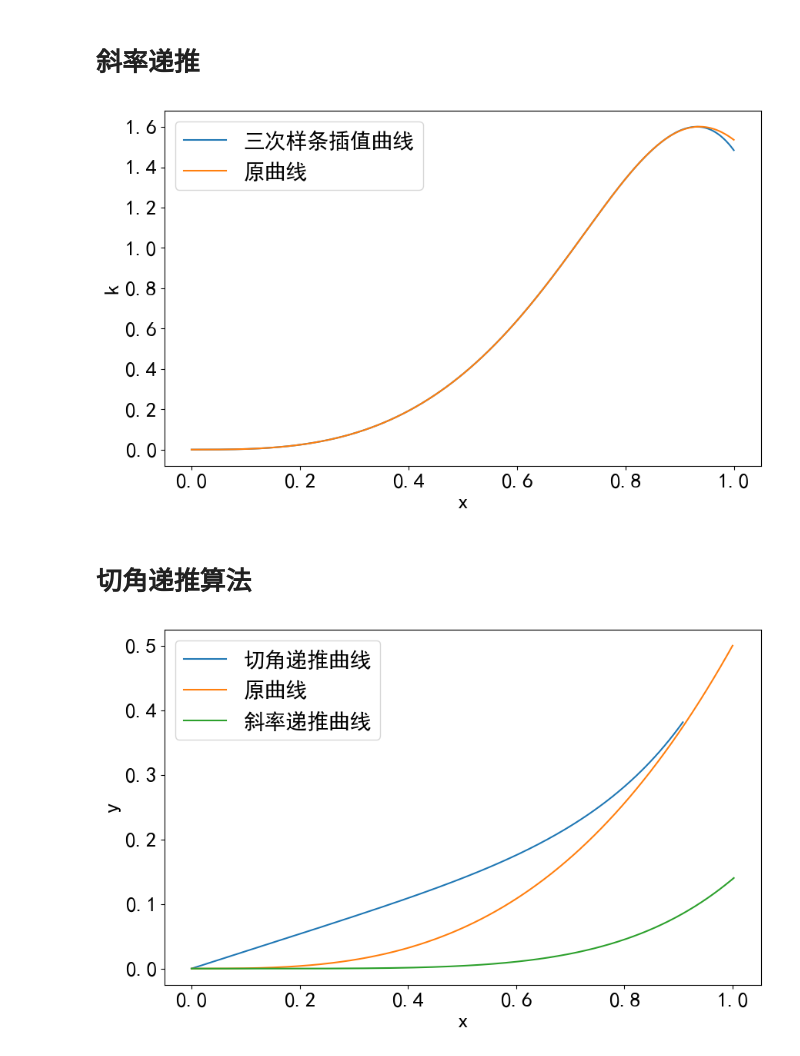
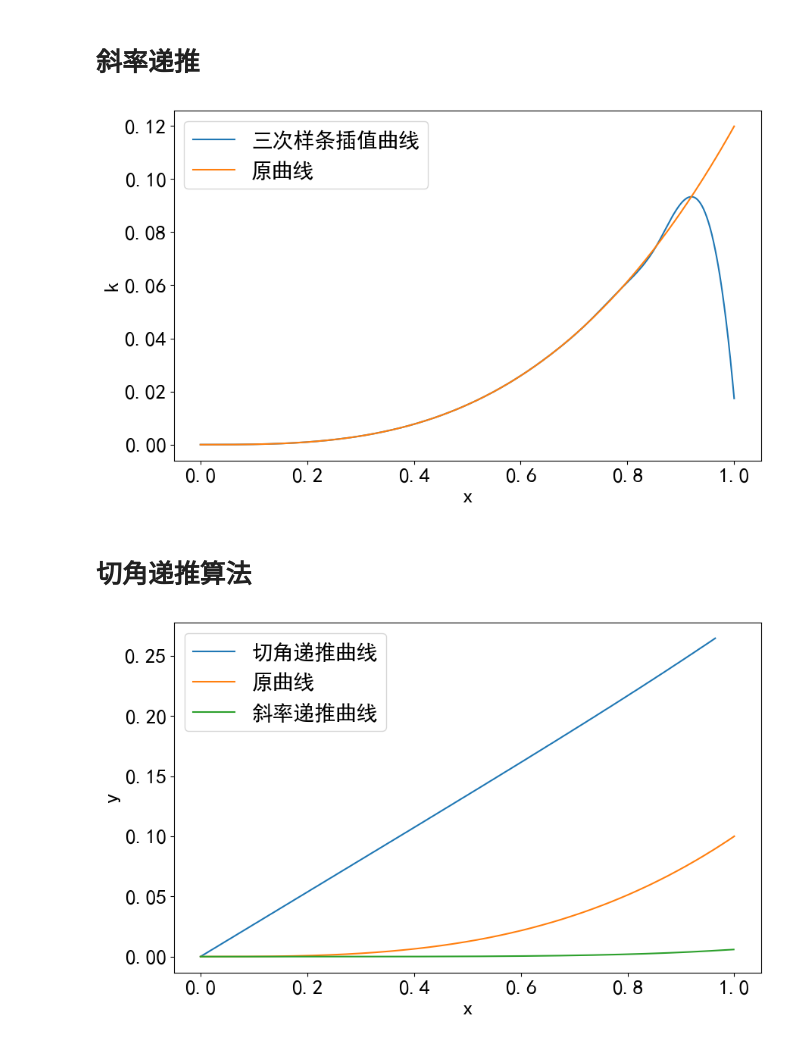
Before and after one commit to JesterHey/2024------, a Jupyter notebook: 两种重构方法的误差对比.ipynb, the cells around one changed output. Drawn from its saved outputs; the diff is of its cells as text; code cells hidden in the pictures.

```diff
--- a/两种重构方法的误差对比.ipynb
+++ b/两种重构方法的误差对比.ipynb
@@ -14,7 +14,7 @@ elif(sysstr == "Darwin"):
     plt.rcParams['font.sans-serif'] = ['Arial Unicode MS']
     plt.rcParams['axes.unicode_minus'] = False
 # 定义系数a
-a = float(input('请输入系数a(0.5 ~ 1): '))
+a = float(input('请输入系数a(0.1 ~ 1): '))
 def f(x):
     return a*x**3
 def ds(x):
@@ -34,34 +34,34 @@ x0 = 0
 while len(x) < points:
     x0 += 0.0001
     cur_length = scipy.integrate.quad(ds, x[-1], x0)[0] # 计算当前弧长
     if abs(cur_length - l) < 1e-3:
         x.append(x0)
 y = [f(i) for i in x]
 # 计算各个采样点的曲率
 k = []
 for i in range(len(x)):
     k.append(abs(d2f(x[i]) / (1 + df(x[i])**2)**1.5))
 # 三次样条插值重构每个采样点周围的曲率
 cs = scipy.interpolate.CubicSpline(x, k, bc_type='clamped') # 三次样条插值
 # 生成更多点用于插值
 x_interp = np.linspace(0, 1, 1000)
 k_interp = cs(x_interp)
 # 计算原函数中各个点的曲率
 k0 = []
 for i in x_interp:
     k0.append(abs(d2f(i) / (1 + df(i)**2)**1.5))
 # 绘图
 plt.figure(figsize=(10, 6))
 plt.plot(x_interp, k_interp, label='三次样条插值曲线')
 plt.plot(x_interp, k0, label='原曲线')
 plt.xlabel('x', fontsize=20)
 plt.ylabel('k', fontsize=20)
 plt.xticks(fontsize=20)
 plt.yticks(fontsize=20)
 plt.legend(fontsize=20)
 plt.show()
 # %% [output]
-[figure, old version]
+[figure, new version]
 # %%
 # 依据初始条件和上式计算每个点的斜率
 ds = s / 1000 # 每段弧长
@@ -114,4 +114,4 @@ plt.yticks(fontsize=20)
 plt.legend(fontsize=20)
 plt.show()
 # %% [output]
-[figure, old version]
+[figure, new version]
```
